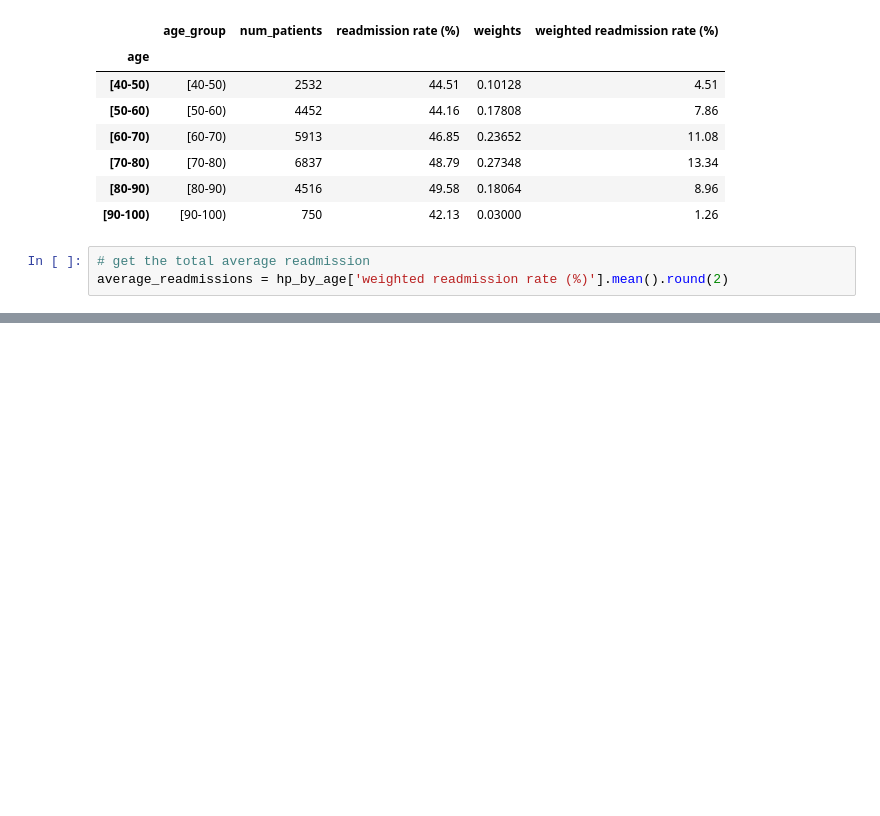
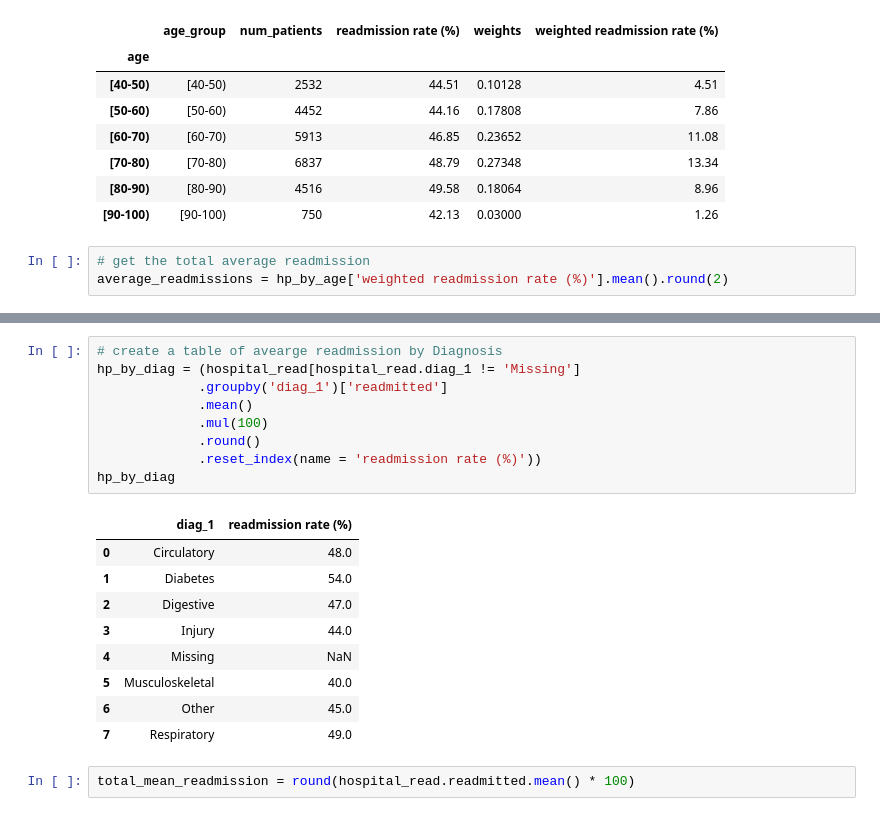
Before and after one commit to SirTee12/Reducing-Hospital-Readmission, a Jupyter notebook: Reducing-Hospital-Readmissions.ipynb, the cells around one changed output, grey strips where cells are left out. Drawn from its saved outputs; the diff is of its cells as text; blank space fills up the shorter version.

```diff
--- a/Reducing-Hospital-Readmissions.ipynb
+++ b/Reducing-Hospital-Readmissions.ipynb
@@ -660,0 +661,21 @@ sns.despine()                            # remove the top and right bordder line
+# %%
+# create a table of avearge readmission by Diagnosis
+hp_by_diag = (hospital_read[hospital_read.diag_1 != 'Missing']
+             .groupby('diag_1')['readmitted']
+             .mean()
+             .mul(100)
+             .round()
+             .reset_index(name = 'readmission rate (%)'))
+hp_by_diag
+# %% [output]
+|  | diag_1 | readmission rate (%) |
+| 0 | Circulatory | 48.0 |
+| 1 | Diabetes | 54.0 |
+| 2 | Digestive | 47.0 |
+| 3 | Injury | 44.0 |
+| 4 | Missing | NaN |
+| 5 | Musculoskeletal | 40.0 |
+| 6 | Other | 45.0 |
+| 7 | Respiratory | 49.0 |
+# %%
+total_mean_readmission = round(hospital_read.readmitted.mean() * 100)
```
Also changed, not shown: parts of 3 cells of this notebook.
